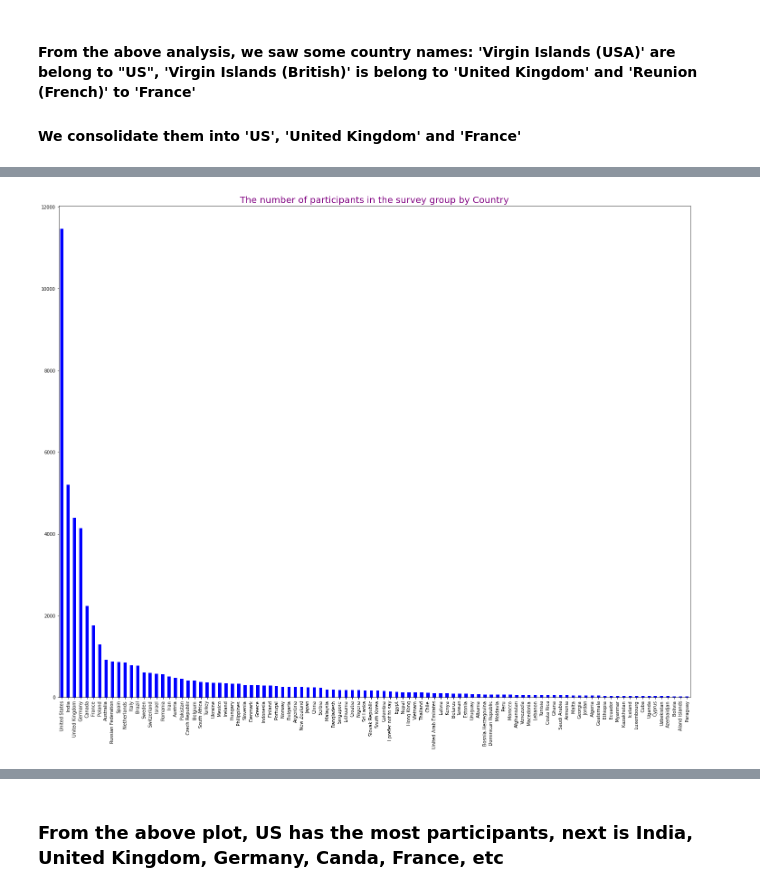
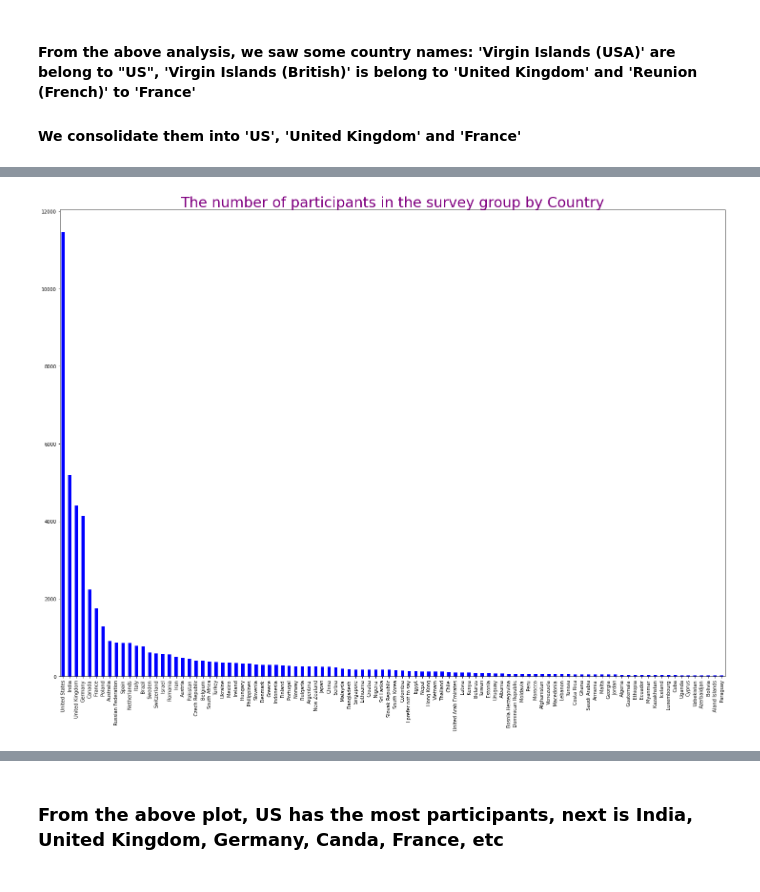
Before and after one commit to thanhta/StackOverflow-Survey-Analytics, a Jupyter notebook: StackOverflow_survey_analytics.ipynb, the cells around one changed output, grey strips where cells are left out. Saved outputs shown, nothing was run; the diff lists cells and outputs as text; code cells hidden in the pictures.

```diff
--- a/StackOverflow_survey_analytics.ipynb
+++ b/StackOverflow_survey_analytics.ipynb
@@ -216,13 +221,13 @@ survey_df['Country'].unique()
 # %%
 survey_df = consolidate_country_values(survey_df, "Country")
 # Get the participane's count of "each country"
 country_value_counts = survey_df["Country"].value_counts()
-country_value_counts.head(10)
+country_value_counts.head(20)
 
-plot_bar_graph(country_value_counts[:100], 'index', 'Country', "The number of participants in the survey group by Country", 25, 20, 20, 'purple', 'blue', vert=False, rot=90)
+plot_bar_graph(country_value_counts[:100], 'index', 'Country', "The number of participants in the survey group by Country", 25, 18, 30, 'purple', 'blue', vert=False, rot=90)
 # %% [output]
 [interactive output not drawn]
-[figure, old version]
+[figure, new version]
 [interactive output not drawn]
 # %% [markdown]
 ### From the above plot, US has the most participants, next is India, United Kingdom, Germany, Canda, France, etc
```
Also changed, not shown: parts of 9 cells of this notebook, 1 other file.
